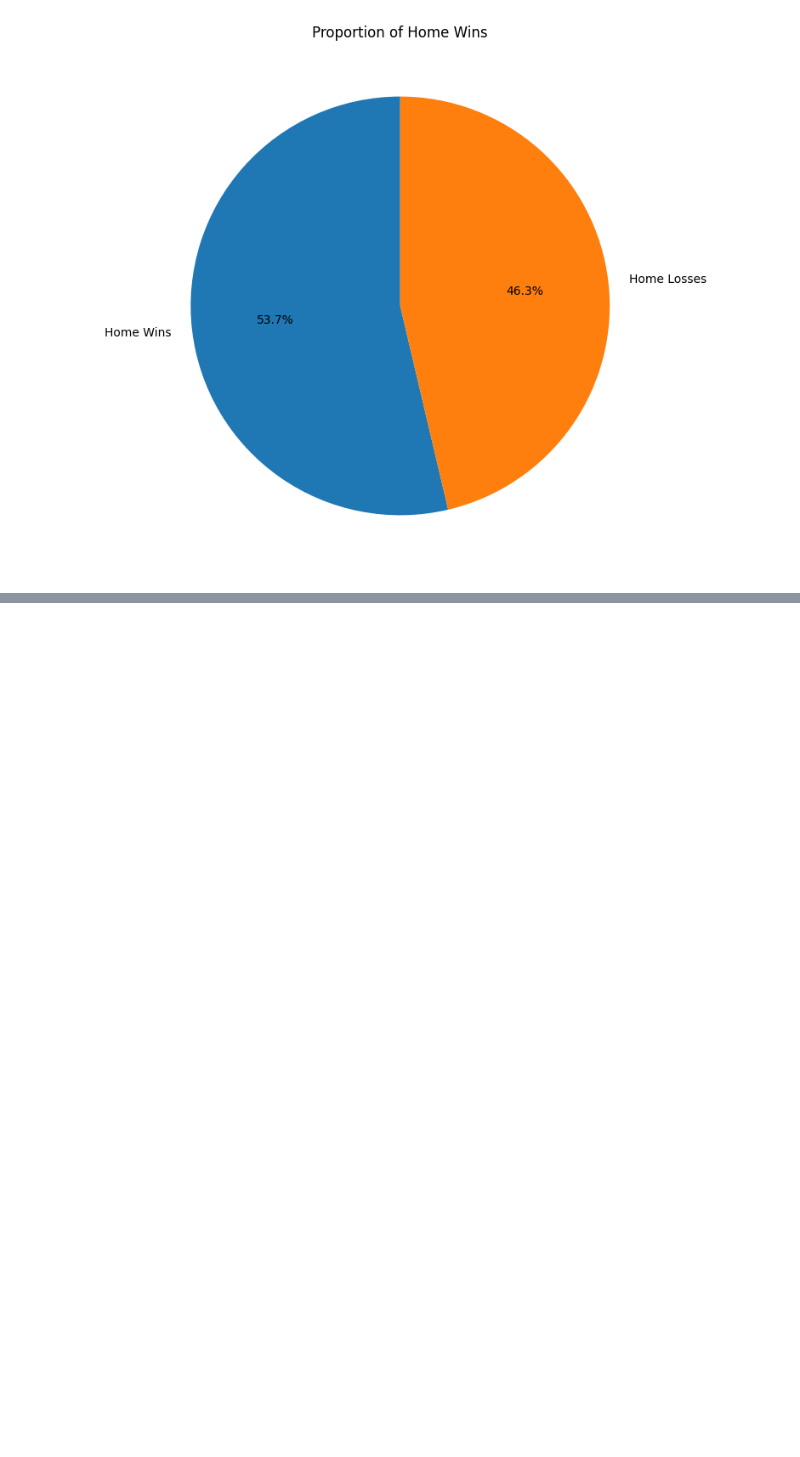
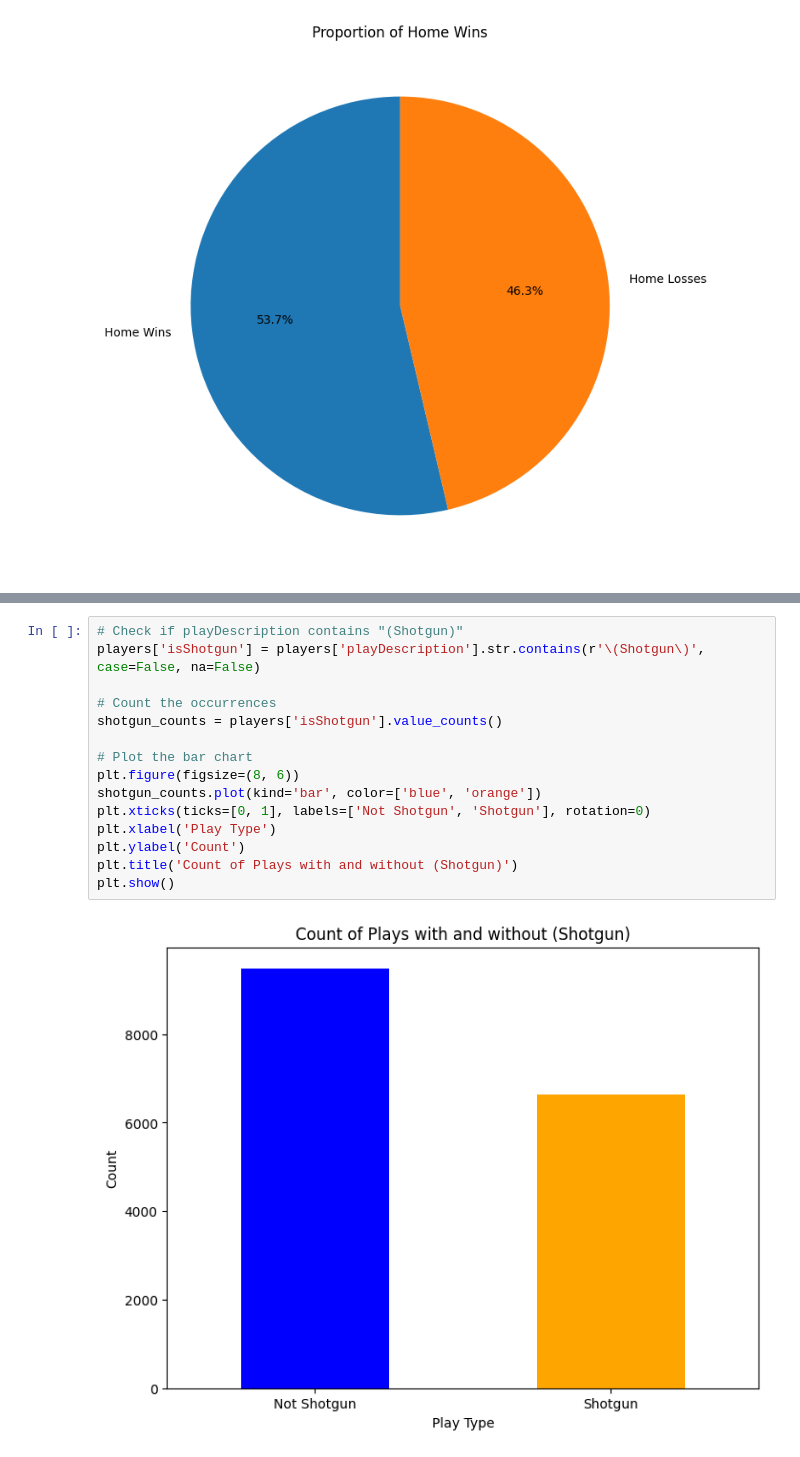
Before and after one commit to lanvu301/NFL-Big-Data-Bowl, a Jupyter notebook: script.ipynb, the cells around one changed output, grey strips where cells are left out. Cells and saved outputs as stored; diff of their text form; blank space fills up the shorter version.

```diff
--- a/script.ipynb
+++ b/script.ipynb
@@ -36,0 +137,17 @@ plt.show()
+# %%
+# Check if playDescription contains "(Shotgun)"
+players['isShotgun'] = players['playDescription'].str.contains(r'\(Shotgun\)', case=False, na=False)
+
+# Count the occurrences
+shotgun_counts = players['isShotgun'].value_counts()
+
+# Plot the bar chart
+plt.figure(figsize=(8, 6))
+shotgun_counts.plot(kind='bar', color=['blue', 'orange'])
+plt.xticks(ticks=[0, 1], labels=['Not Shotgun', 'Shotgun'], rotation=0)
+plt.xlabel('Play Type')
+plt.ylabel('Count')
+plt.title('Count of Plays with and without (Shotgun)')
+plt.show()
+# %% [output]
+[figure, added]
```
Also changed, not shown: parts of 5 cells of this notebook.
